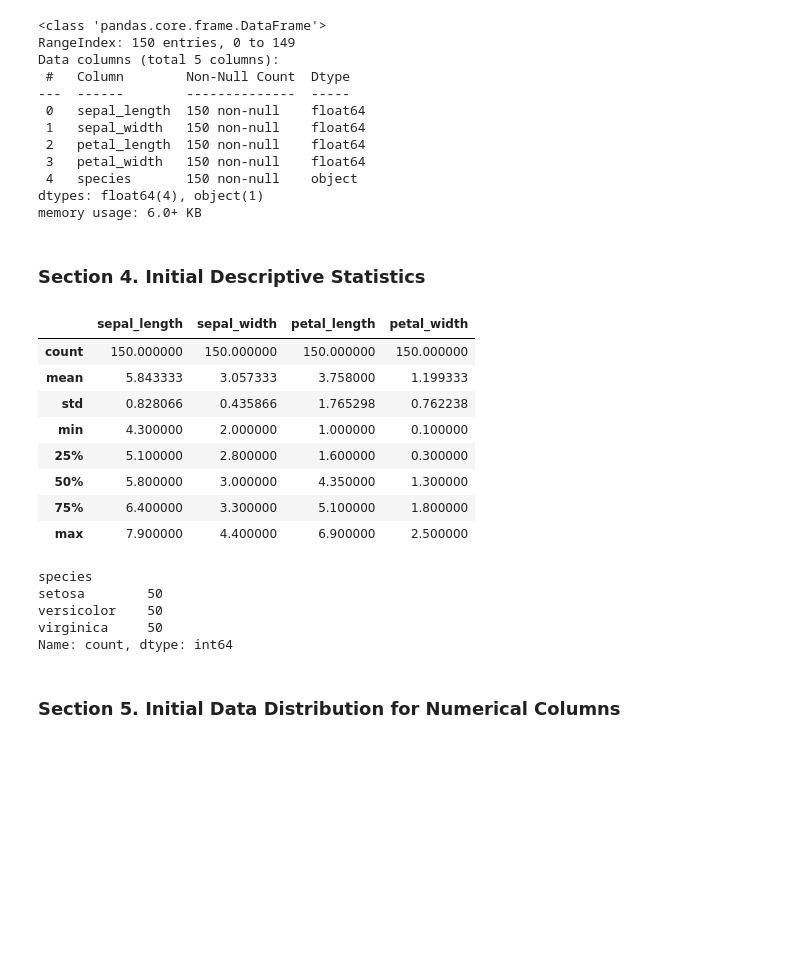
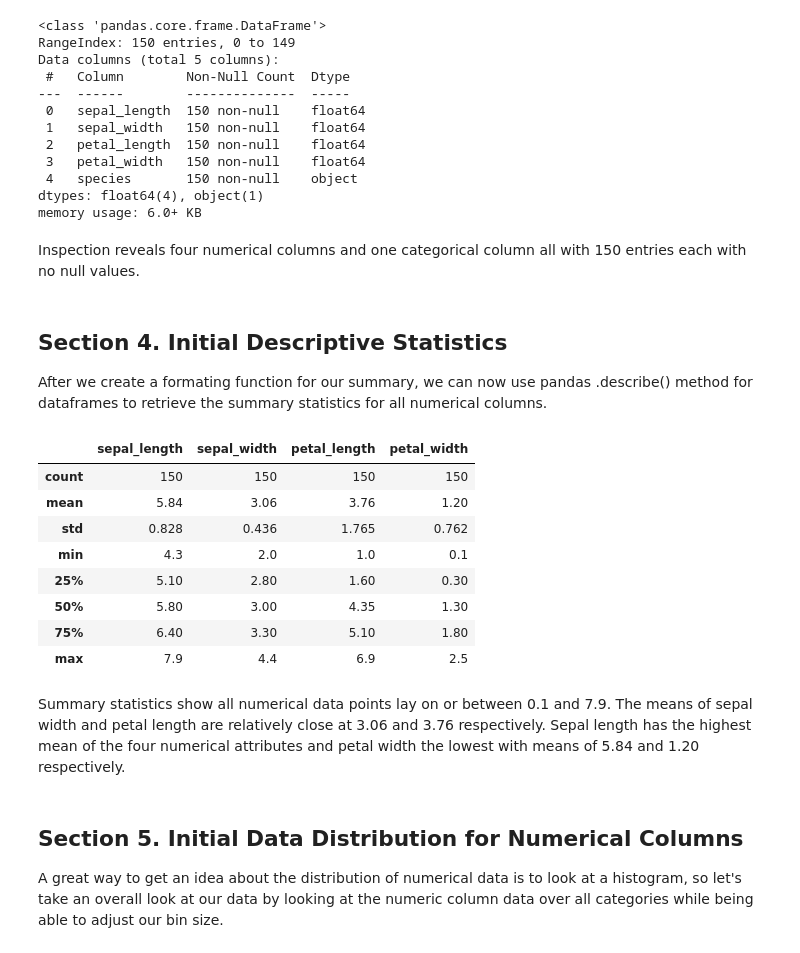
Before and after one commit to JfromNWMS/datafun-04-eda, a Jupyter notebook: jordan_eda.ipynb, the cells around one changed output. Saved outputs shown, nothing was run; the diff lists cells and outputs as text; code cells hidden in the pictures; blank space fills up the shorter version.

```diff
--- a/jordan_eda.ipynb
+++ b/jordan_eda.ipynb
@@ -41,27 +44,36 @@ Data columns (total 5 columns):
  4   species       150 non-null    object
 dtypes: float64(4), object(1)
 memory usage: 6.0+ KB
+# %% [markdown]
+Inspection reveals four numerical columns and one categorical column all with 150 entries each with no null values.
 # %% [markdown]
-### Section 4. Initial Descriptive Statistics
+## Section 4. Initial Descriptive Statistics
+After we create a formating function for our summary, we can now use pandas .describe() method for dataframes to retrieve the summary statistics for all numerical columns.
 # %%
-iris_df.describe()
+format_dict: dict = {
+    'count': '{:.0f}'.format,
+    'min': '{:.1f}'.format,
+    'max': '{:.1f}'.format,
+    'std': '{:.3f}'.format,
+    'default': '{:.2f}'.format
+}
+
+def format_describe(df_data: pd.DataFrame) -> pd.DataFrame:
+    return df_data.apply(lambda row: row.map(format_dict.get(row.name, format_dict['default'])), axis=1)
+
+format_describe(iris_df.describe())
 # %% [output]
 |  | sepal_length | sepal_width | petal_length | petal_width |
-| count | 150.000000 | 150.000000 | 150.000000 | 150.000000 |
-| mean | 5.843333 | 3.057333 | 3.758000 | 1.199333 |
-| std | 0.828066 | 0.435866 | 1.765298 | 0.762238 |
-| min | 4.300000 | 2.000000 | 1.000000 | 0.100000 |
-| 25% | 5.100000 | 2.800000 | 1.600000 | 0.300000 |
-| 50% | 5.800000 | 3.000000 | 4.350000 | 1.300000 |
-| 75% | 6.400000 | 3.300000 | 5.100000 | 1.800000 |
-| max | 7.900000 | 4.400000 | 6.900000 | 2.500000 |
+| count | 150 | 150 | 150 | 150 |
+| mean | 5.84 | 3.06 | 3.76 | 1.20 |
+| std | 0.828 | 0.436 | 1.765 | 0.762 |
+| min | 4.3 | 2.0 | 1.0 | 0.1 |
+| 25% | 5.10 | 2.80 | 1.60 | 0.30 |
+| 50% | 5.80 | 3.00 | 4.35 | 1.30 |
+| 75% | 6.40 | 3.30 | 5.10 | 1.80 |
+| max | 7.9 | 4.4 | 6.9 | 2.5 |
-# %%
-iris_df['species'].value_counts()
-# %% [output]
-species
-setosa        50
-versicolor    50
-virginica     50
-Name: count, dtype: int64
+# %% [markdown]
+Summary statistics show all numerical data points lay on or between 0.1 and 7.9.  The means of sepal width and petal length are relatively close at 3.06 and 3.76 respectively.  Sepal length has the highest mean of the four numerical attributes  and petal width the lowest with means of 5.84 and 1.20 respectively.
 # %% [markdown]
-### Section 5.  Initial Data Distribution for Numerical Columns
+## Section 5.  Initial Data Distribution for Numerical Columns
+A great way to get an idea about the distribution of numerical data is to look at a histogram, so let's take an overall look at our data by looking at the numeric column data over all categories while being able to adjust our bin size.
```
Also changed, not shown: parts of 32 cells of this notebook, 12 other files.
